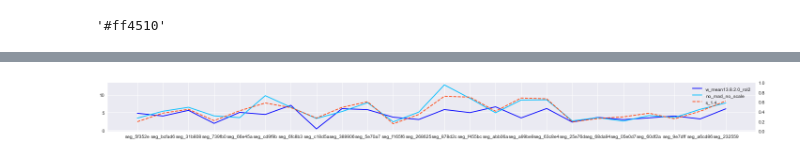
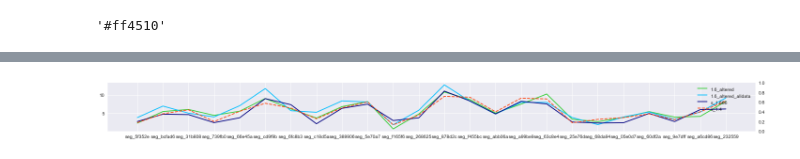
Before and after one commit to LoriHarris/kaggle_quakes, a Jupyter notebook: trials_analysis.ipynb, the cells around one changed output, grey strips where cells are left out. Drawn from its saved outputs; the diff is of its cells as text; code cells hidden in the pictures.

```diff
--- a/trials_analysis.ipynb
+++ b/trials_analysis.ipynb
@@ -116,41 +114,41 @@ plt.savefig('chart1.png', dpi=300)
 # %%
 bench = df['s_1.4']
-trial1 = df['w_mean13.8.2.0_rol2']
-trial2 = df['xgBoost_wmean_rol2']
-trial3 = df['rol2_w_mean13+5']
-trial4=df['no_mad_no_scale']
+# trial1 = df['w_mean13.8.2.0_rol2']
+trial2 = df['1.6_altered']
+trial3 = df['1.6_altered_alldata']
+trial4=df['s_1.666']
 seg=df['seg_id']
 fig, ax1 = plt.subplots(figsize=(20, 2))
 
 ax2 = ax1.twinx()
-ax1.plot(seg, trial1, color='blue')
-# ax1.plot(seg, trial2, color=c)
-# ax1.plot(seg, trial3, color=b)
-ax1.plot(seg, trial4, color=b)
+# ax1.plot(seg, trial1, color='blue')
+ax1.plot(seg, trial2, color=c)
+ax1.plot(seg, trial3, color=b)
+ax1.plot(seg, trial4, color=a)
 ax1.plot(seg, bench, linestyle="--", color=d)
 
 # plt.title("Unemployment Rate vs Affordability Tiers",fontdict = {'fontsize' : 20})
 
 # ax1.set_xlabel("Year",fontdict = {'fontsize' : 14})
 # ax1.set_ylabel("Affordibility Percentage",fontdict = {'fontsize' : 14})
 # ax2.set_ylabel("Unemployment Rate",fontdict = {'fontsize' : 14})
 
 # ax1.yaxis.set_major_formatter(FuncFormatter('{0:.0%}'.format))
 # ax2.yaxis.set_major_formatter(FuncFormatter('{0:.0%}'.format))
 
 # ax1.tick_params(direction='out', length=5, axis="x", labelsize=12)
 # ax1.tick_params(axis="y", labelsize=12)
 # ax2.tick_params(axis="y", labelsize=12)
 
 plt.grid()
 handles, labels = ax1.get_legend_handles_labels()
 handles1, labels1 = ax2.get_legend_handles_labels()
 legend = plt.legend(handles + handles1, labels + labels1, loc="upper right")
 plt.tight_layout()
 
 plt.style.use("seaborn")
 
 plt.savefig('chart.png', dpi=300)
 plt.show()
 # %% [output]
-[figure, old version]
+[figure, new version]
```
Also changed, not shown: parts of 3 cells of this notebook, 12 other files.
